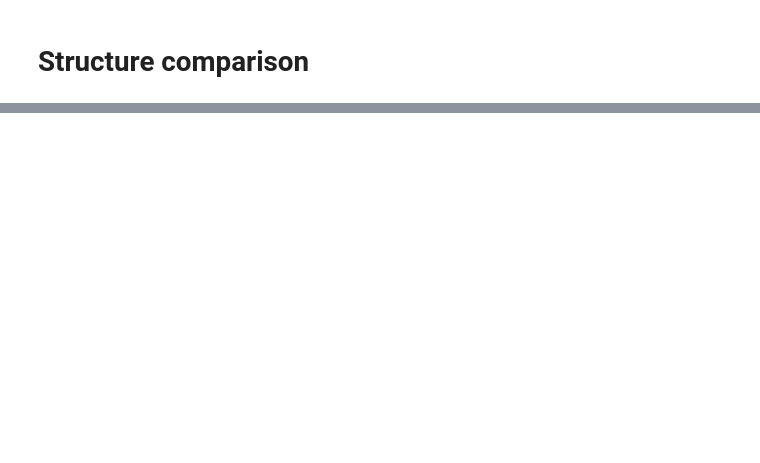
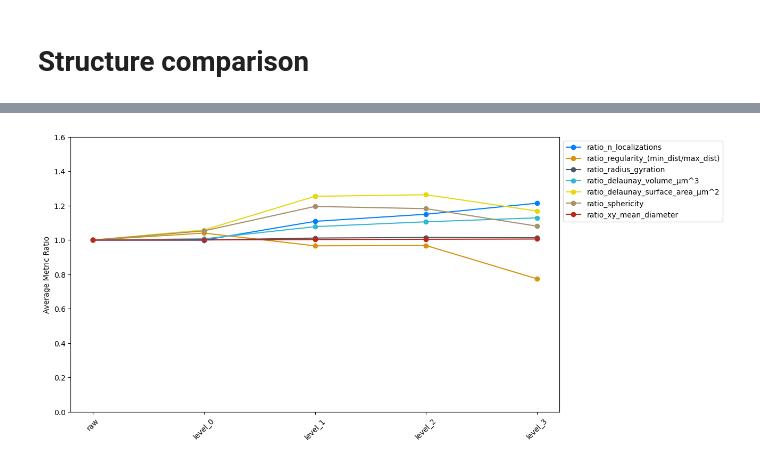
Before and after one commit to dgound/SPARZ, a Jupyter notebook: extra_code/plot_figure_3.ipynb, the cells around one changed output, grey strips where cells are left out. Drawn from its saved outputs; the diff is of its cells as text; code cells hidden in the pictures; blank space fills up the shorter version.

```diff
--- a/extra_code/plot_figure_3.ipynb
+++ b/extra_code/plot_figure_3.ipynb
@@ -334,2 +497,21 @@ plt.show()
 # %% [markdown]
 # Structure comparison
+# %%
+# Read in the CSV files
+csv_folder = "/Volumes/T7/1.Projects/HMS/SPARZ/figure_3_data/localizations/csv"
+csv_files = glob(f"{csv_folder}/*arithmetics_FILTERED.csv")
+conditions = [os.path.basename(file).split(".csv")[0] for file in csv_files]
+
+conditions
+
+# Read csv_files and append them to a dataframe with an aded column for the condition
+df = pd.DataFrame()
+for file, condition in zip(csv_files, conditions):
+    print(file)
+    df_temp = pd.read_csv(file)
+    df_temp['condition'] = condition
+    df = pd.concat([df, df_temp])
+
+# if centroid x is below 14000 then 1, if above 14000 then 2
+df['cluster'] = [1 if i < 13000 else 2 for i in df['centroid_x']]
+df
@@ -335,0 +622,46 @@ plt.show()
+# %%
+import distinctipy
+
+
+
+mean_ratios = ratio_df.groupby('condition').mean().reset_index()
+std_ratios = ratio_df.groupby('condition').std().reset_index()
+
+# metrics = [ 'ratio_n_localizations', #'radius_gyration',
+#        'ratio_centroid_x', 'ratio_centroid_y', 'ratio_centroid_z',
+#        'ratio_max_dist', 'ratio_min_dist',
+#        'ratio_regularity_(min_dist/max_dist)', 'ratio_radius_gyration',
+#        'ratio_variance_x', 'ratio_variance_y', 'ratio_variance_z',
+#        'ratio_std_x', 'ratio_std_y', 'ratio_std_z',
+#        'ratio_delaunay_volume_μm^3', 'ratio_delaunay_surface_area_μm^2',
+#        'ratio_sphericity', 'ratio_xy_mean_diameter']
+
+# centroid Euclidean distance
+
+metrics = ['ratio_n_localizations',
+       'ratio_regularity_(min_dist/max_dist)', 'ratio_radius_gyration',
+       'ratio_delaunay_volume_μm^3', 'ratio_delaunay_surface_area_μm^2',
+       'ratio_sphericity', 'ratio_xy_mean_diameter']
+
+order = ['raw', 'level_0', 'level_1', 'level_2', 'level_3']
+mean_ratios['condition'] = pd.Categorical(mean_ratios['condition'], categories=order, ordered=True)
+mean_ratios = mean_ratios.sort_values('condition')
+
+colors = distinctipy.get_colors(len(metrics), colorblind_type='Deuteranopia')
+
+plt.figure(figsize=(10, 6))
+for metric in metrics:
+    if 'ratio_' in metric:
+        plt.plot(mean_ratios['condition'], mean_ratios[metric], label=metric, marker='o', color=colors[metrics.index(metric)] )
+        #plt.errorbar(mean_ratios['condition'], mean_ratios[metric], yerr=std_ratios[metric], fmt='o', color='black', alpha=0.2, capsize=2)
+
+plt.ylabel('Average Metric Ratio')
+plt.legend()
+plt.xticks(rotation=45)
+plt.tight_layout()
+plt.legend(bbox_to_anchor=(1 ,1))
+plt.ylim(0, 1.6)
+plt.xlabel('')
+plt.show()
+# %% [output]
+[figure, added]
```
Also changed, not shown: parts of 14 cells of this notebook, 3 other files.
